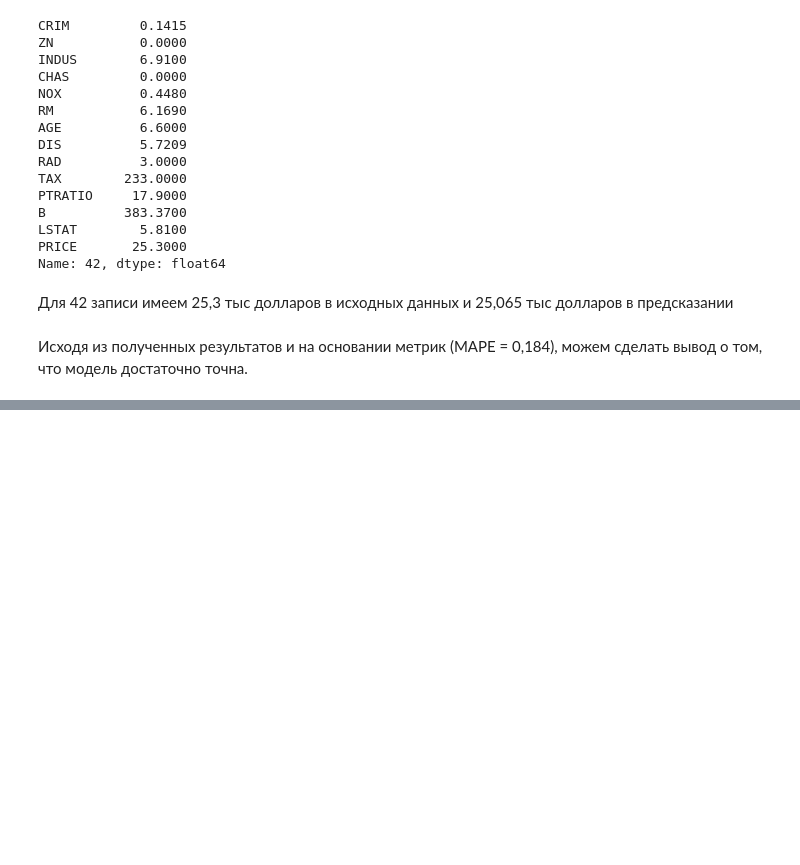
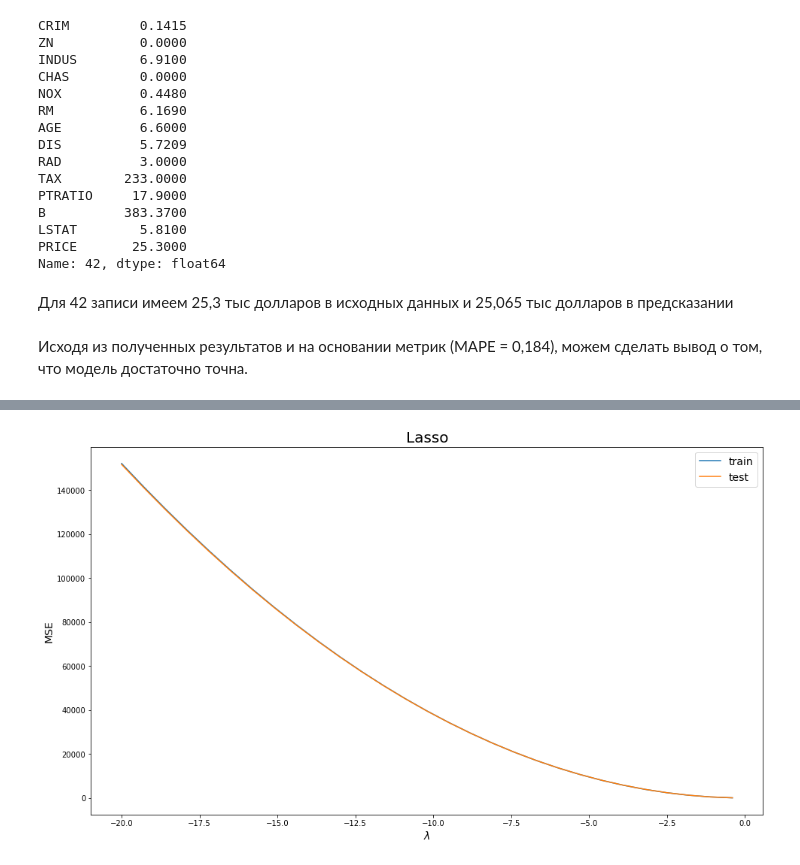
Before and after one commit to fedorbuz/Python_for_data_analytics_Homeworks, a Jupyter notebook: HW_lin_reg_boston.ipynb, the cells around one changed output, grey strips where cells are left out. Saved outputs shown, nothing was run; the diff lists cells and outputs as text; code cells hidden in the pictures; blank space fills up the shorter version.

```diff
--- a/HW_lin_reg_boston.ipynb
+++ b/HW_lin_reg_boston.ipynb
@@ -293,0 +454,7 @@ Name: 42, dtype: float64
+# %%
+lambdas = np.arange(-20, 0.2, step=0.7)
+
+lasso_train, lasso_test = evaluate_model(Lasso, lambdas)
+plot_errors(lambdas, lasso_train, lasso_test, "Lasso")
+# %% [output]
+[figure, added]
```
Also changed, not shown: parts of 47 cells of this notebook.
